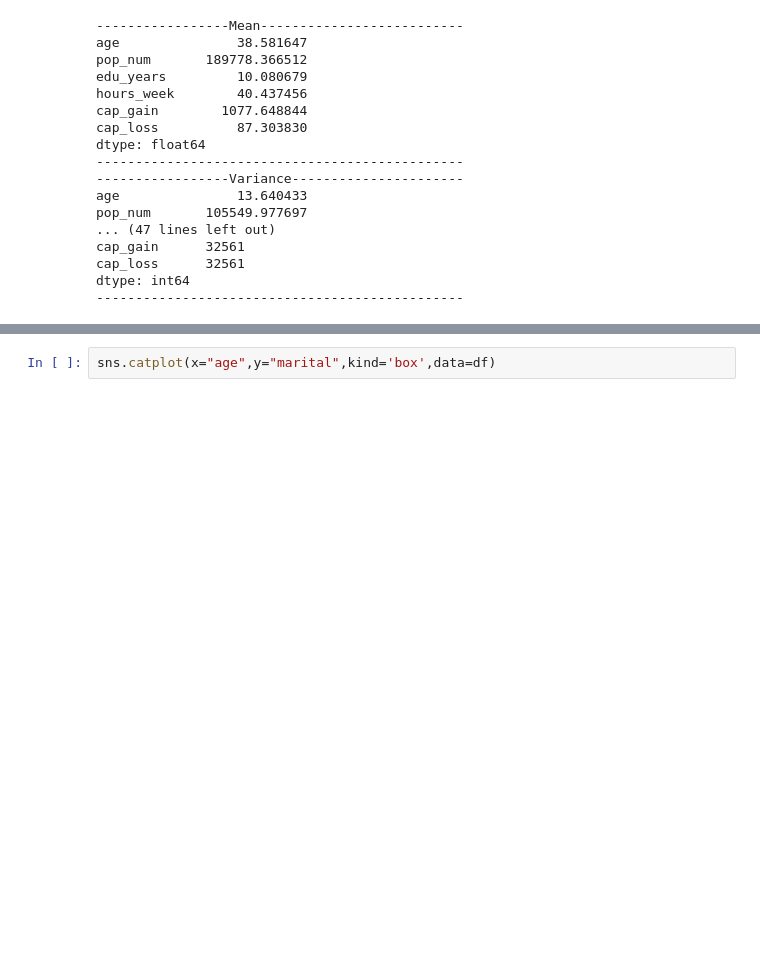
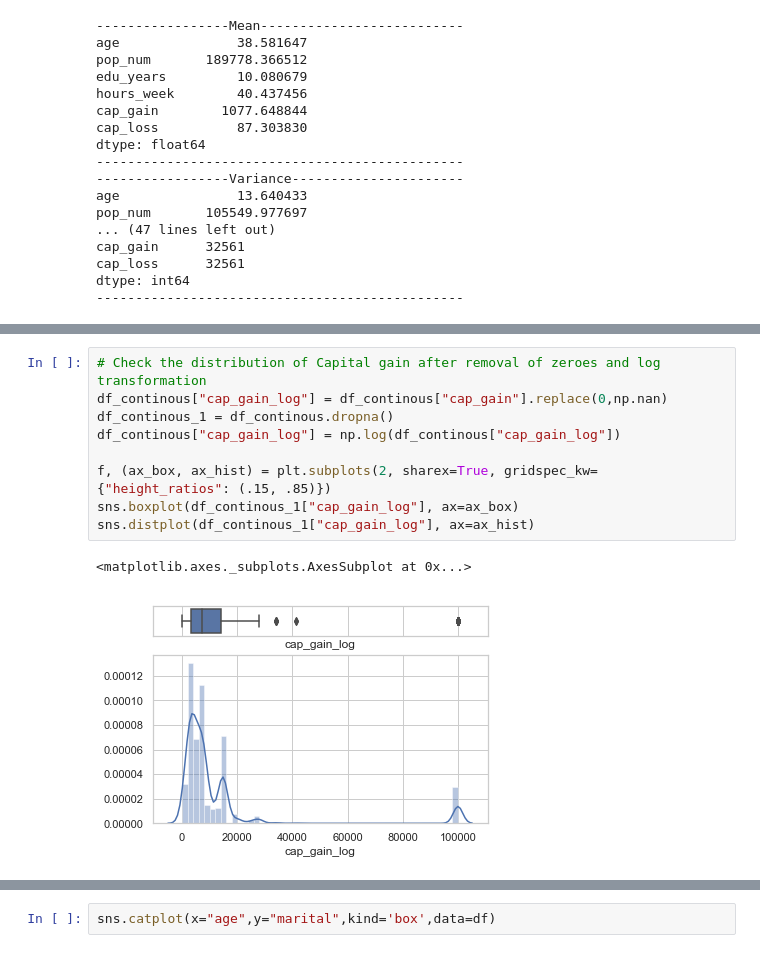
Before and after one commit to emccandlesssmu/data_mining, a Jupyter notebook: Assignment_GK.ipynb, the cells around one changed output, grey strips where cells are left out. Saved outputs shown, nothing was run; the diff lists cells and outputs as text; blank space fills up the shorter version.

```diff
--- a/Assignment_GK.ipynb
+++ b/Assignment_GK.ipynb
@@ -567,0 +412,12 @@ plt.show()
+# %%
+# Check the distribution of Capital gain after removal of zeroes and log transformation
+df_continous["cap_gain_log"] = df_continous["cap_gain"].replace(0,np.nan)
+df_continous_1 = df_continous.dropna()
+df_continous["cap_gain_log"] = np.log(df_continous["cap_gain_log"])
+
+f, (ax_box, ax_hist) = plt.subplots(2, sharex=True, gridspec_kw={"height_ratios": (.15, .85)})
+sns.boxplot(df_continous_1["cap_gain_log"], ax=ax_box)
+sns.distplot(df_continous_1["cap_gain_log"], ax=ax_hist)
+# %% [output]
+<matplotlib.axes._subplots.AxesSubplot at 0x...>
+[figure, added]
```
Also changed, not shown: parts of 44 cells of this notebook.
